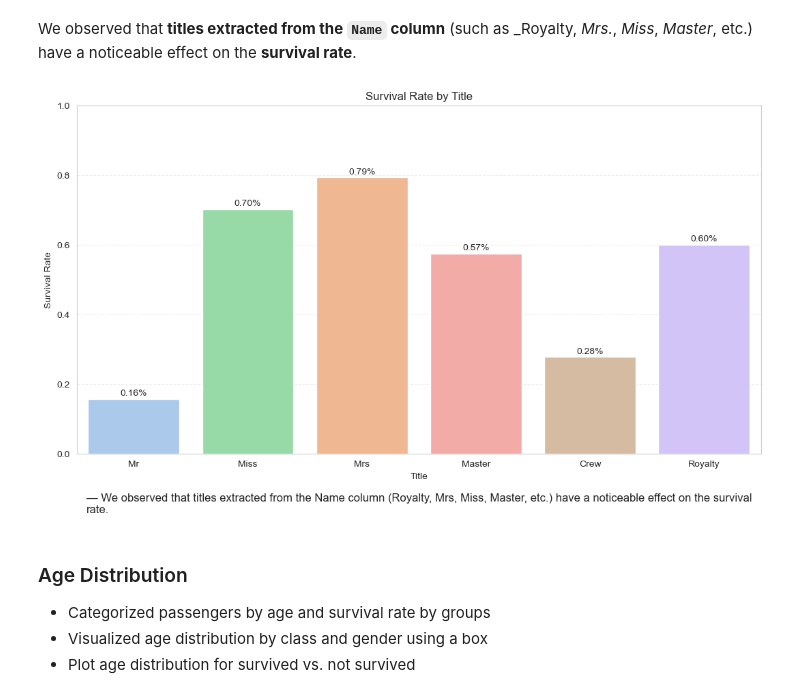
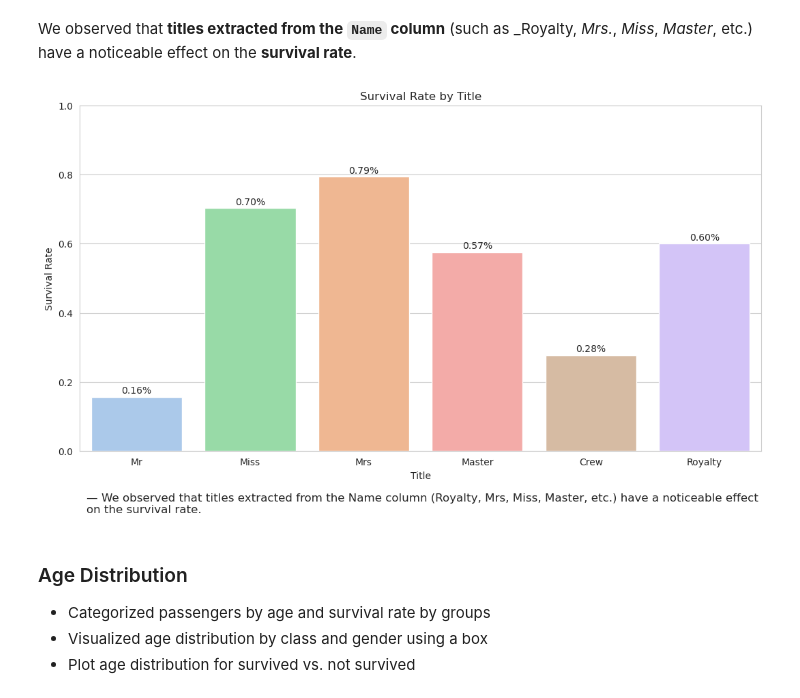
Before and after one commit to faisal-askani/Titanic_Data_Analysis, a Jupyter notebook: eda.ipynb, the cells around one changed output. Cells and saved outputs as stored; diff of their text form; code cells hidden in the pictures.

```diff
--- a/eda.ipynb
+++ b/eda.ipynb
@@ -459,31 +476,30 @@ We observed that **titles extracted from the `Name` column** (such as _Royalty,
 # %%
 # Barplot: survival rate by title
 plt.figure(figsize=(10.8, 6))
 barplot = sns.barplot(data=df, x='Title', y='Survived', estimator='mean', hue='Title',
                       errorbar=None, order=df['Title'].value_counts().index, palette='pastel')
 plt.ylim(0, 1)
 plt.title('Survival Rate by Title')
 plt.ylabel('Survival Rate')
 plt.xlabel('Title')
-plt.grid(axis='y', linestyle='--', alpha=0.3)
 
 for bar in barplot.patches:
     barplot.text(x=bar.get_x() + bar.get_width()/2,
                  y=bar.get_height() + 0.01,
                  s=f"{bar.get_height():.2f}%",
                  ha='center',
                  fontsize=10)
 
 txt = f"— We observed that titles extracted from the Name column (Royalty, Mrs, Miss, Master, etc.) have a noticeable effect on the survival rate."
 plt.figtext(0.07, -0.05,
             s=txt,
             wrap=True,
             horizontalalignment='left',
             fontsize=12)
 plt.tight_layout()
 plt.show()
 # %% [output]
-[figure, old version]
+[figure, new version]
 # %% [markdown]
 ### Age Distribution
    - Categorized passengers by age and survival rate by groups
```
Also changed, not shown: parts of 17 cells of this notebook, 1 other file.
